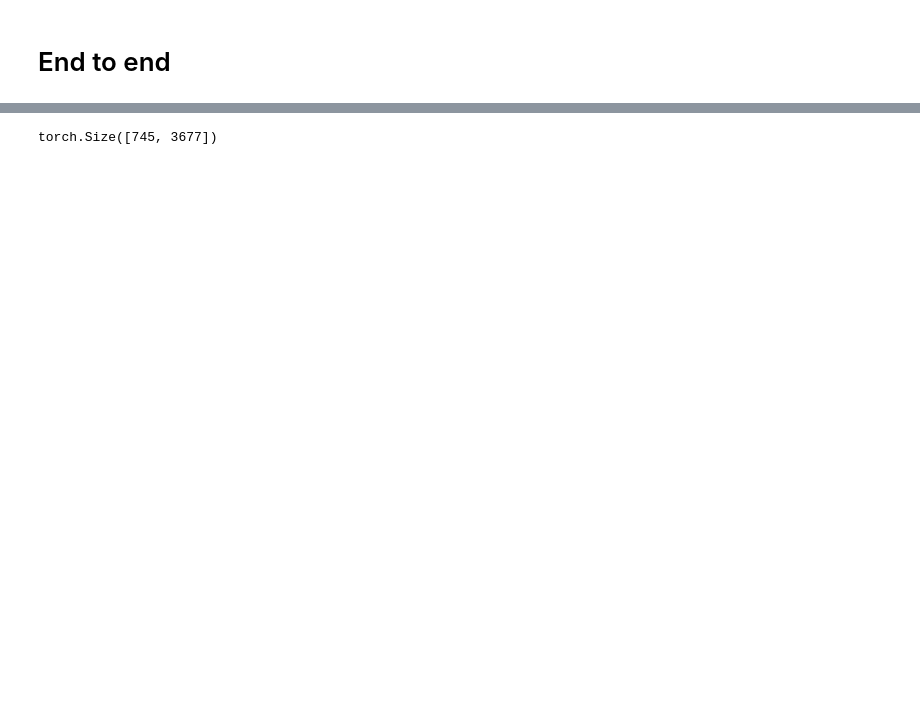
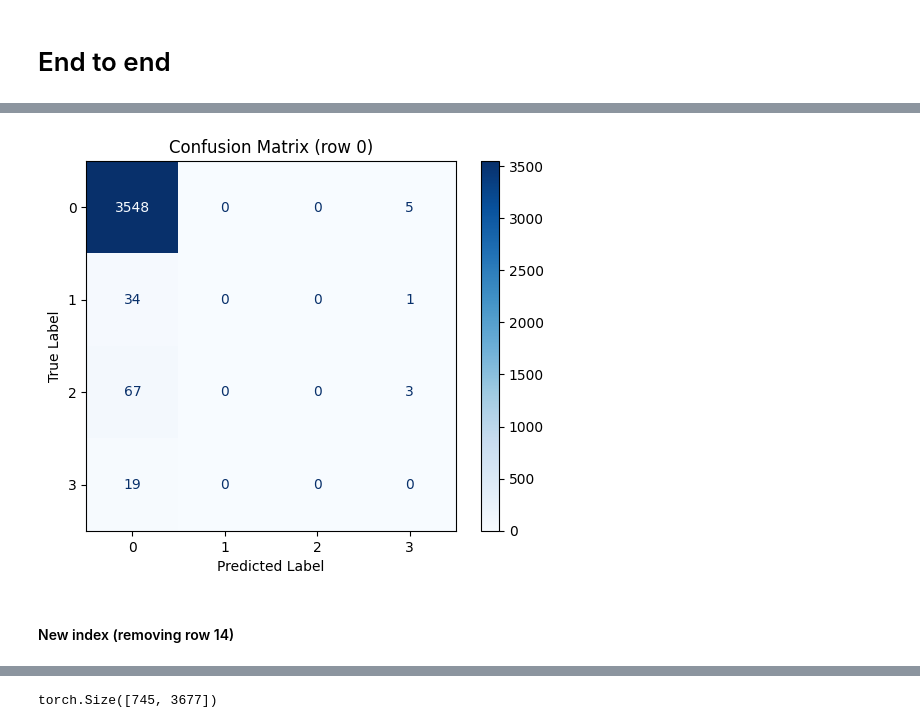
Before and after one commit to christineschutt/LatentDistanceModel, a Jupyter notebook: latent_distance/neural_networks.ipynb, the cells around one changed output, grey strips where cells are left out. Saved outputs shown, nothing was run; the diff lists cells and outputs as text; code cells hidden in the pictures; blank space fills up the shorter version.

```diff
--- a/latent_distance/neural_networks.ipynb
+++ b/latent_distance/neural_networks.ipynb
@@ -463,3 +234,0 @@ Epoch 20, Loss: 0.3600
-# %%
-v, gamma, beta, beta_thilde, a, b = model._get_learned_params()
-v
@@ -525,0 +849,11 @@ tensor([0, 0, 0,  ..., 0, 0, 0], dtype=torch.int32)
+# %%
+device = torch.device("cuda" if torch.cuda.is_available() else "cpu")
+embedding_dim = 15
+lr = 0.001
+seed = 20
+n_epochs = 300
+ldm_trained_r = LDM(Aij_train, embedding_dim, device, n_epochs, lr, seed)
+ldm_trained_r.train()
+Aij_probs_true_r = ldm_trained_r.probit()  # Compute the probit probability matrix
+loss_out_r = ldm_trained_r.train()
+w_r, v_r = ldm_trained_r.get_embeddings()
@@ -525,0 +901,20 @@ tensor([0, 0, 0,  ..., 0, 0, 0], dtype=torch.int32)
+# %%
+model.eval()
+with torch.no_grad():
+    probits_pred = model(f_test, predicting=True)
+    predictions = torch.argmax(probits_pred.squeeze(1), dim=0)
+# %%
+true = Aij_true.cpu().numpy()
+pred = predictions.cpu().numpy()
+
+mse = mean_squared_error(true, pred)
+
+#count of how many correct links
+correct_links = np.sum(pred==true)
+total_links = len(true)
+accuracy = accuracy_score(true, pred)
+
+print(f"Evaluation for held-out drug:")
+print(f"MSE: {mse:.4f}")
+print(f"Correct Predictions: {correct_links}/{total_links}")
+print(f"Accuracy: {accuracy:.4f}")
@@ -525,0 +948,15 @@ tensor([0, 0, 0,  ..., 0, 0, 0], dtype=torch.int32)
+# %%
+# Compute the confusion matrix
+cm = confusion_matrix(true, pred)
+
+# Display the confusion matrix
+disp = ConfusionMatrixDisplay(confusion_matrix=cm)
+disp.plot(cmap='Blues')
+plt.title("Confusion Matrix (row 0)")
+plt.xlabel("Predicted Label")
+plt.ylabel("True Label")
+plt.show()
+# %% [output]
+[figure, added]
+# %% [markdown]
+#### New index (removing row 14)
```
Also changed, not shown: parts of 84 cells of this notebook, 20 other files.
